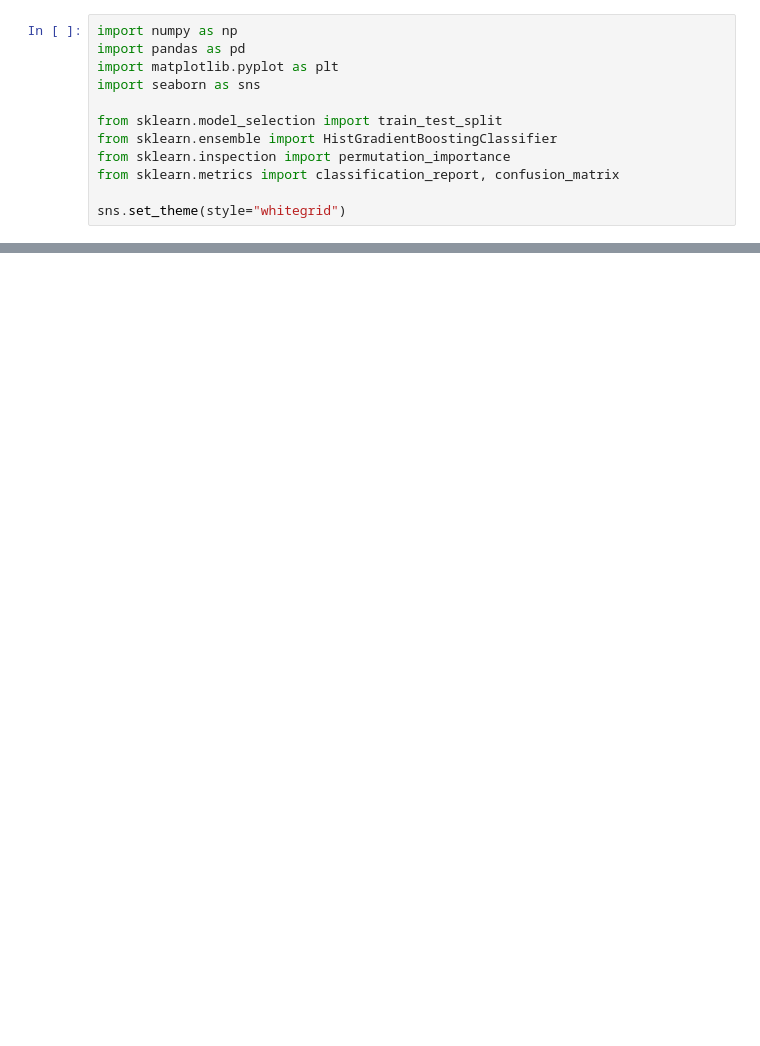
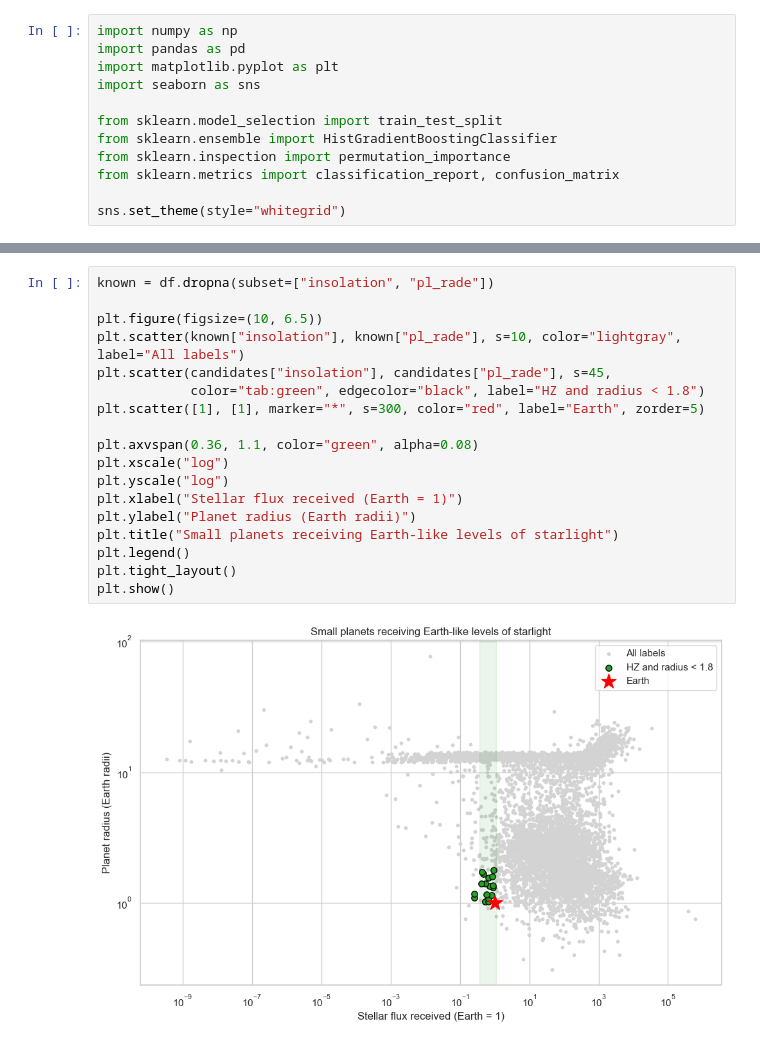
Before and after one commit to Rasul-Mushtaq/nasa-exoplanets, a Jupyter notebook: exoplanets.ipynb, the cells around one changed output, grey strips where cells are left out. Saved outputs shown, nothing was run; the diff lists cells and outputs as text; blank space fills up the shorter version.

```diff
--- a/exoplanets.ipynb
+++ b/exoplanets.ipynb
@@ -54,0 +172,20 @@ raw.head()
+# %%
+known = df.dropna(subset=["insolation", "pl_rade"])
+
+plt.figure(figsize=(10, 6.5))
+plt.scatter(known["insolation"], known["pl_rade"], s=10, color="lightgray", label="All labels")
+plt.scatter(candidates["insolation"], candidates["pl_rade"], s=45,
+            color="tab:green", edgecolor="black", label="HZ and radius < 1.8")
+plt.scatter([1], [1], marker="*", s=300, color="red", label="Earth", zorder=5)
+
+plt.axvspan(0.36, 1.1, color="green", alpha=0.08)
+plt.xscale("log")
+plt.yscale("log")
+plt.xlabel("Stellar flux received (Earth = 1)")
+plt.ylabel("Planet radius (Earth radii)")
+plt.title("Small planets receiving Earth-like levels of starlight")
+plt.legend()
+plt.tight_layout()
+plt.show()
+# %% [output]
+[figure, added]
```
Also changed, not shown: parts of 8 cells of this notebook.
